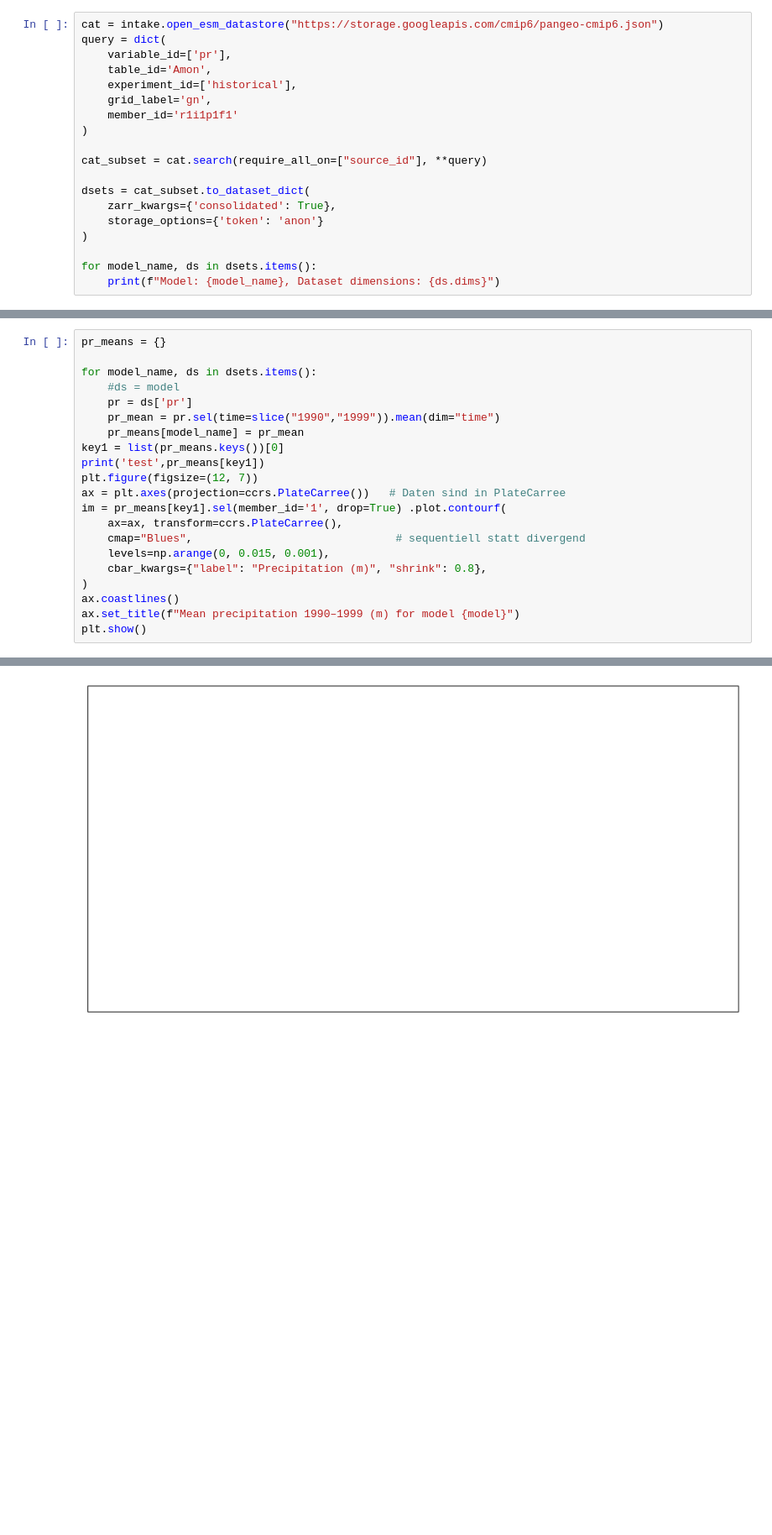
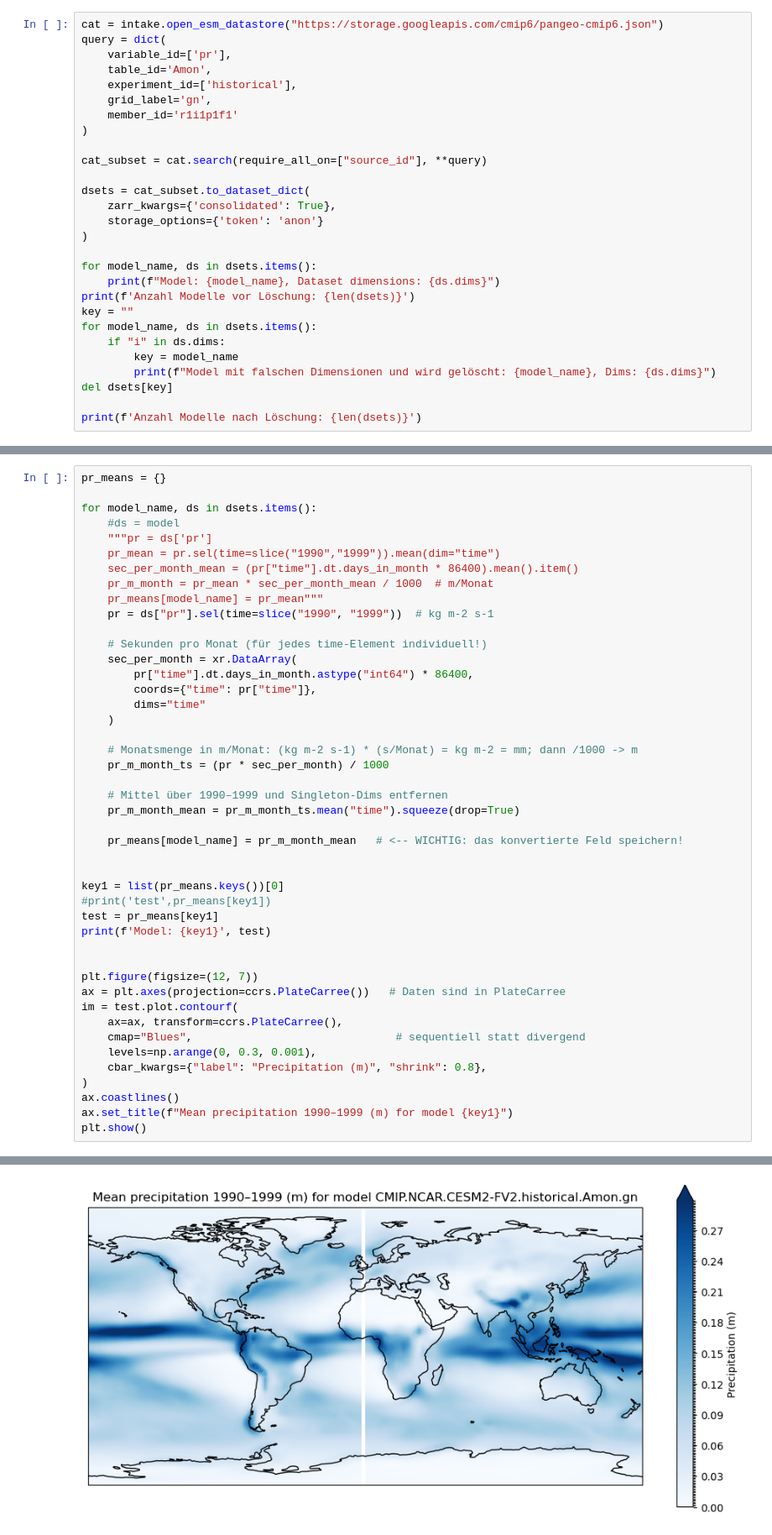
Before and after one commit to cc11223344556677/Computational-Meteorology-Exercises, a Jupyter notebook: project_kevin.ipynb, the cells around one changed output, grey strips where cells are left out. Shown at 84% size. Cells and saved outputs as stored; diff of their text form; blank space fills up the shorter version.

```diff
--- a/project_kevin.ipynb
+++ b/project_kevin.ipynb
@@ -105,6 +114,15 @@ dsets = cat_subset.to_dataset_dict(
 
 for model_name, ds in dsets.items():
     print(f"Model: {model_name}, Dataset dimensions: {ds.dims}")
+print(f'Anzahl Modelle vor Löschung: {len(dsets)}')
+key = ""
+for model_name, ds in dsets.items():
+    if "i" in ds.dims:
+        key = model_name
+        print(f"Model mit falschen Dimensionen und wird gelöscht: {model_name}, Dims: {ds.dims}")
+del dsets[key]
+
+print(f'Anzahl Modelle nach Löschung: {len(dsets)}')
 # %% [output]
 --> The keys in the returned dictionary of datasets are constructed as follows:
         'activity_id.institution_id.source_id.experiment_id.table_id.grid_label'
@@ -131,20 +149,44 @@ pr_means = {}
 
 for model_name, ds in dsets.items():
     #ds = model
-    pr = ds['pr']
+    """pr = ds['pr']
     pr_mean = pr.sel(time=slice("1990","1999")).mean(dim="time")
-    pr_means[model_name] = pr_mean
+    sec_per_month_mean = (pr["time"].dt.days_in_month * 86400).mean().item()
+    pr_m_month = pr_mean * sec_per_month_mean / 1000  # m/Monat
+    pr_means[model_name] = pr_mean"""
+    pr = ds["pr"].sel(time=slice("1990", "1999"))  # kg m-2 s-1
+
+    # Sekunden pro Monat (für jedes time-Element individuell!)
+    sec_per_month = xr.DataArray(
+        pr["time"].dt.days_in_month.astype("int64") * 86400,
+        coords={"time": pr["time"]},
+        dims="time"
+    )
+
+    # Monatsmenge in m/Monat: (kg m-2 s-1) * (s/Monat) = kg m-2 = mm; dann /1000 -> m
+    pr_m_month_ts = (pr * sec_per_month) / 1000
+
+    # Mittel über 1990–1999 und Singleton-Dims entfernen
+    pr_m_month_mean = pr_m_month_ts.mean("time").squeeze(drop=True)
+
+    pr_means[model_name] = pr_m_month_mean   # <-- WICHTIG: das konvertierte Feld speichern!
+
+
 key1 = list(pr_means.keys())[0]
-print('test',pr_means[key1])
+#print('test',pr_means[key1])
+test = pr_means[key1]
+print(f'Model: {key1}', test)
+
+
 plt.figure(figsize=(12, 7))
 ax = plt.axes(projection=ccrs.PlateCarree())   # Daten sind in PlateCarree
-im = pr_means[key1].sel(member_id='1', drop=True) .plot.contourf(
+im = test.plot.contourf(
     ax=ax, transform=ccrs.PlateCarree(),
     cmap="Blues",                               # sequentiell statt divergend
-    levels=np.arange(0, 0.015, 0.001),
+    levels=np.arange(0, 0.3, 0.001),
     cbar_kwargs={"label": "Precipitation (m)", "shrink": 0.8},
 )
 ax.coastlines()
-ax.set_title(f"Mean precipitation 1990–1999 (m) for model {model}")
+ax.set_title(f"Mean precipitation 1990–1999 (m) for model {key1}")
 plt.show()
 # %% [output]
@@ -159 +198 @@ KeyError: "not all values found in index 'member_id'. Try setting the `method` k
-[figure, old version]
+[figure, new version]
```
Also changed, not shown: parts of 16 cells of this notebook.
